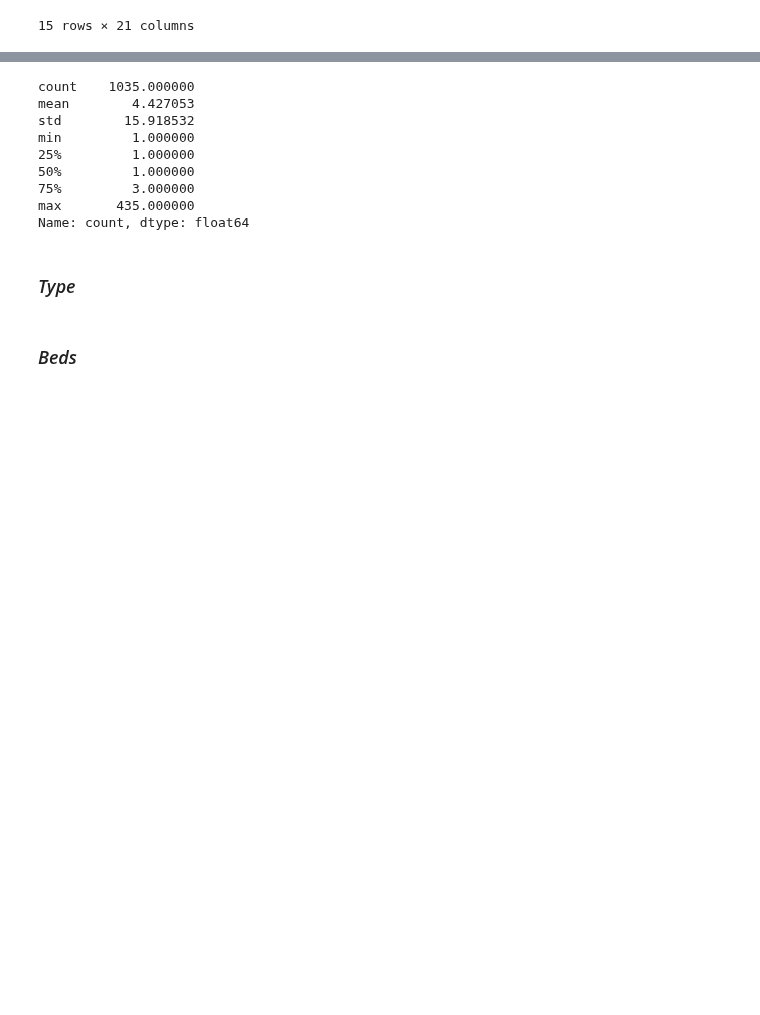
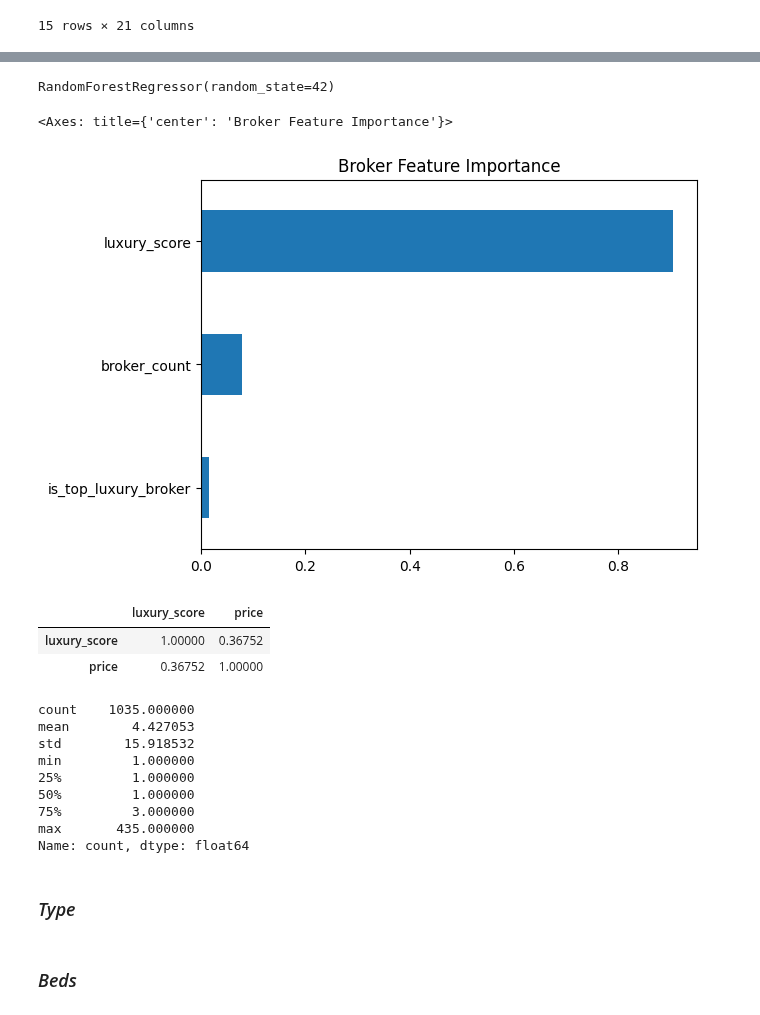
Before and after one commit to codekot/nyc-housing-project, a Jupyter notebook: notebooks/nyc_2024.ipynb, the cells around one changed output, grey strips where cells are left out. Drawn from its saved outputs; the diff is of its cells as text; code cells hidden in the pictures; blank space fills up the shorter version.

```diff
--- a/notebooks/nyc_2024.ipynb
+++ b/notebooks/nyc_2024.ipynb
@@ -538,0 +595,16 @@ df.sort_values(by='price', ascending=False).head(15)
+# %%
+df['broker_count'] = df['brokertitle'].map(df['brokertitle'].value_counts())
+# %%
+# Step 1: Define your luxury price threshold (adjust based on your market)
+LUXURY_THRESHOLD = 2_000_000
+
+# Step 2: Calculate Luxury Score for each broker
+luxury_scores = (
+    df[(df['price'] >= LUXURY_THRESHOLD) & (df['broker_count']>5)]  # Filter luxury properties
+    .groupby('brokertitle')              # Group by broker
+    .size() /                            # Count luxury listings per broker
+    df.groupby('brokertitle').size()     # Divide by broker's total listings
+).fillna(0)                              # Handle brokers with no luxury properties
+
+# Step 3: Add scores back to original DataFrame
+df['luxury_score'] = df['brokertitle'].map(luxury_scores)
@@ -539,3 +639,37 @@ df.sort_values(by='price', ascending=False).head(15)
+# %%
+# Binary flags for top brokers
+top_luxury_brokers = ['Garfield', 'Christie\'s', 'Sotheby\'s', 'Peter Ashe']
+df['is_top_luxury_broker'] = df['brokertitle'].str.contains('|'.join(top_luxury_brokers)).astype(int)
+# %%
+from sklearn.ensemble import RandomForestRegressor
+
+# Select broker-related features
+broker_features = [
+    'luxury_score',
+    'broker_count',
+    'is_top_luxury_broker'
+]
+
+# Train model (only on broker features for now)
+X = df[broker_features]
+y = df['price']  # Or log(price) if you prefer
+
+model = RandomForestRegressor(n_estimators=100, random_state=42)
+model.fit(X, y)
+# %% [output]
+RandomForestRegressor(random_state=42)
+# %%
+importances = pd.Series(model.feature_importances_, index=broker_features).sort_values()
+importances.plot(kind='barh', title='Broker Feature Importance')
+# %% [output]
+<Axes: title={'center': 'Broker Feature Importance'}>
+[figure, added]
+# %%
+df[['luxury_score', 'price']].corr()
+# %% [output]
+|  | luxury_score | price |
+| luxury_score | 1.00000 | 0.36752 |
+| price | 0.36752 | 1.00000 |
 # %%
 df.brokertitle.value_counts().describe()
 # %% [output]
```
Also changed, not shown: parts of 9 cells of this notebook.
